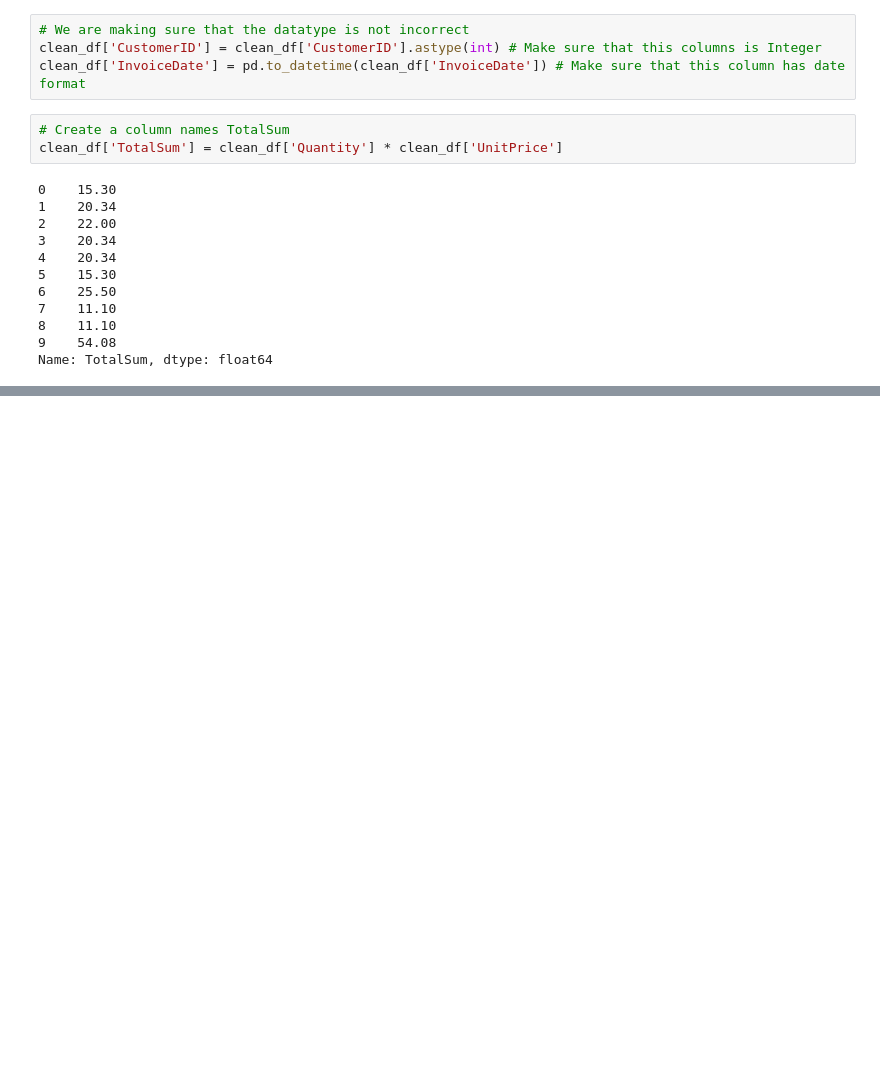
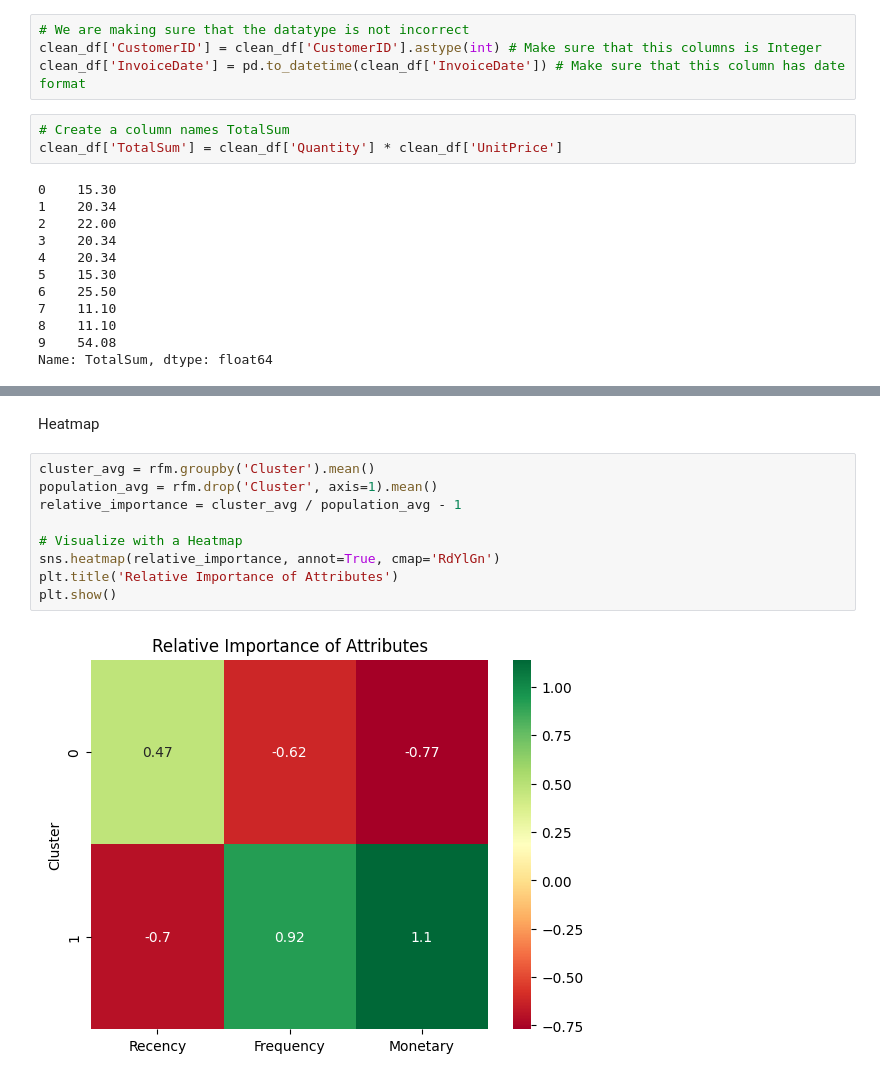
Before and after one commit to CeNan11/Customer-segmentation-RFM-Analysis, a Jupyter notebook: RFM-Analysis.ipynb, the cells around one changed output, grey strips where cells are left out. Drawn from its saved outputs; the diff is of its cells as text; blank space fills up the shorter version.

```diff
--- a/RFM-Analysis.ipynb
+++ b/RFM-Analysis.ipynb
@@ -34,0 +173,13 @@ Name: TotalSum, dtype: float64
+# %% [markdown]
+Heatmap
+# %%
+cluster_avg = rfm.groupby('Cluster').mean()
+population_avg = rfm.drop('Cluster', axis=1).mean()
+relative_importance = cluster_avg / population_avg - 1
+
+# Visualize with a Heatmap
+sns.heatmap(relative_importance, annot=True, cmap='RdYlGn')
+plt.title('Relative Importance of Attributes')
+plt.show()
+# %% [output]
+[figure, added]
```
Also changed, not shown: parts of 10 cells of this notebook.
